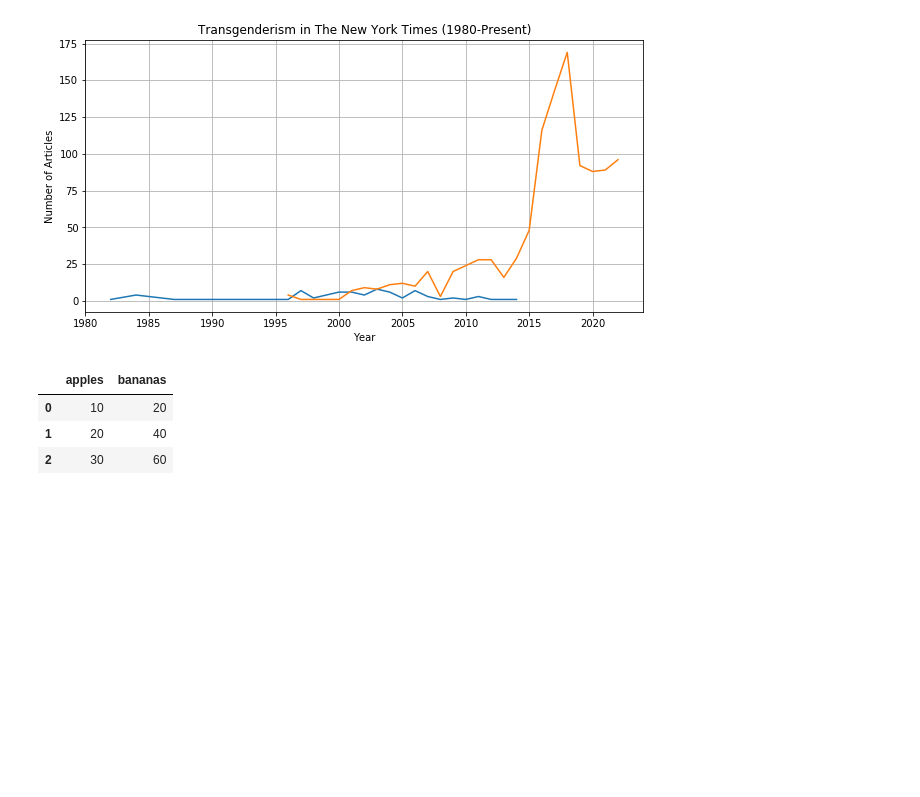
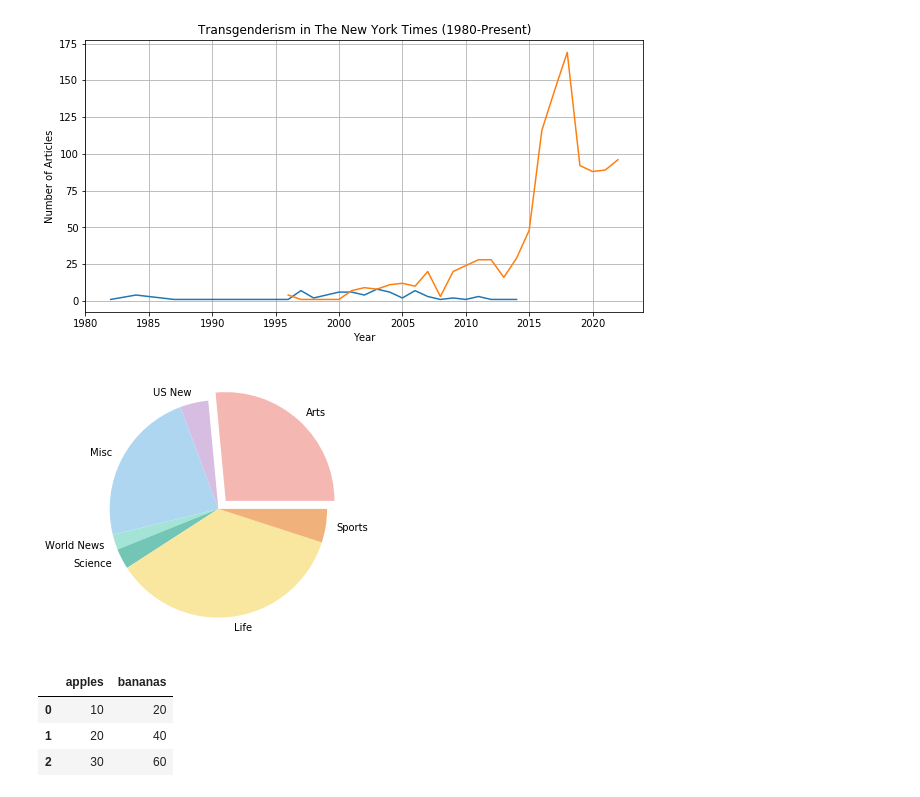
Before and after one commit to julia-claira/NYTimes_Web_Scrape, a Jupyter notebook: NYTimes_Search.ipynb, the cells around one changed output. Saved outputs shown, nothing was run; the diff lists cells and outputs as text; code cells hidden in the pictures; blank space fills up the shorter version.

Commit message:
created pie chart

```diff
--- a/NYTimes_Search.ipynb
+++ b/NYTimes_Search.ipynb
@@ -387 +345,5 @@ nytimes_trans_db
+# %%
+#Opens csv dataframe created above and converts to Date column to datetime
+nytimes_trans_db_cleaned=pd.read_csv("data/nytimes_trans_1980_2021_cleaned.csv")
+nytimes_trans_db_cleaned['Date']=pd.to_datetime(nytimes_trans_db_cleaned['Date'])
 # %%
@@ -457,3 +373,21 @@ plt.pie(sizes,labels=labels)
+# %%
+#Groups by Category
+by_category_db=nytimes_trans_db_cleaned.groupby(['Category']).count()
+# %%
+#
+plt.figure(figsize=(10,5))
+
+#Create Labels
+labels=nytimes_trans_db_cleaned['Category'].unique()
+sizes=by_category_db['Headline']
+colors=['#F5B7B1','#D7BDE2','#AED6F1','#A3E4D7','#73C6B6','#F9E79F','#F0B27A']
+explode=(.1,0,0,0,0,0,0)
+
+#Plot Graph
+plt.pie(sizes,explode=explode,colors=colors,labels=labels)
+plt.show()
+# %% [output]
+[figure, added]
 # %%
 a=[10,20,30]
 test_df=pd.DataFrame({'apples':a})
```
Also changed, not shown: parts of 17 cells of this notebook, 1 other file.
